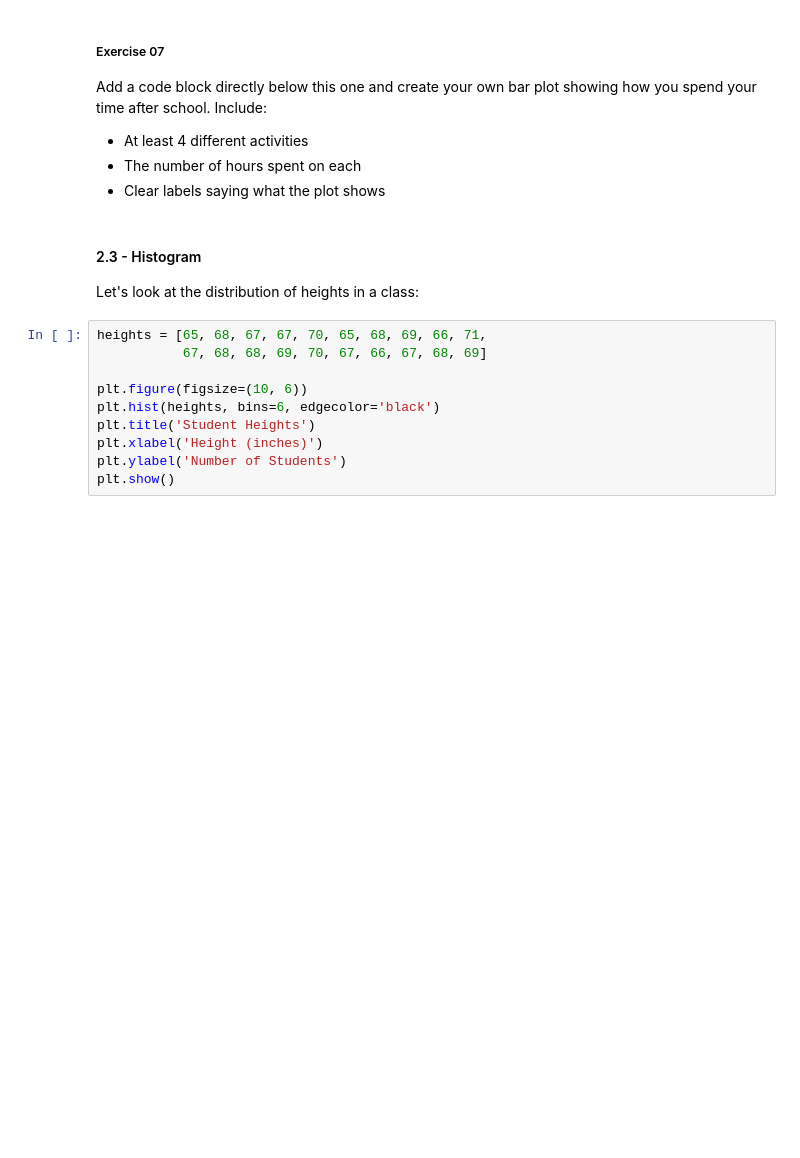
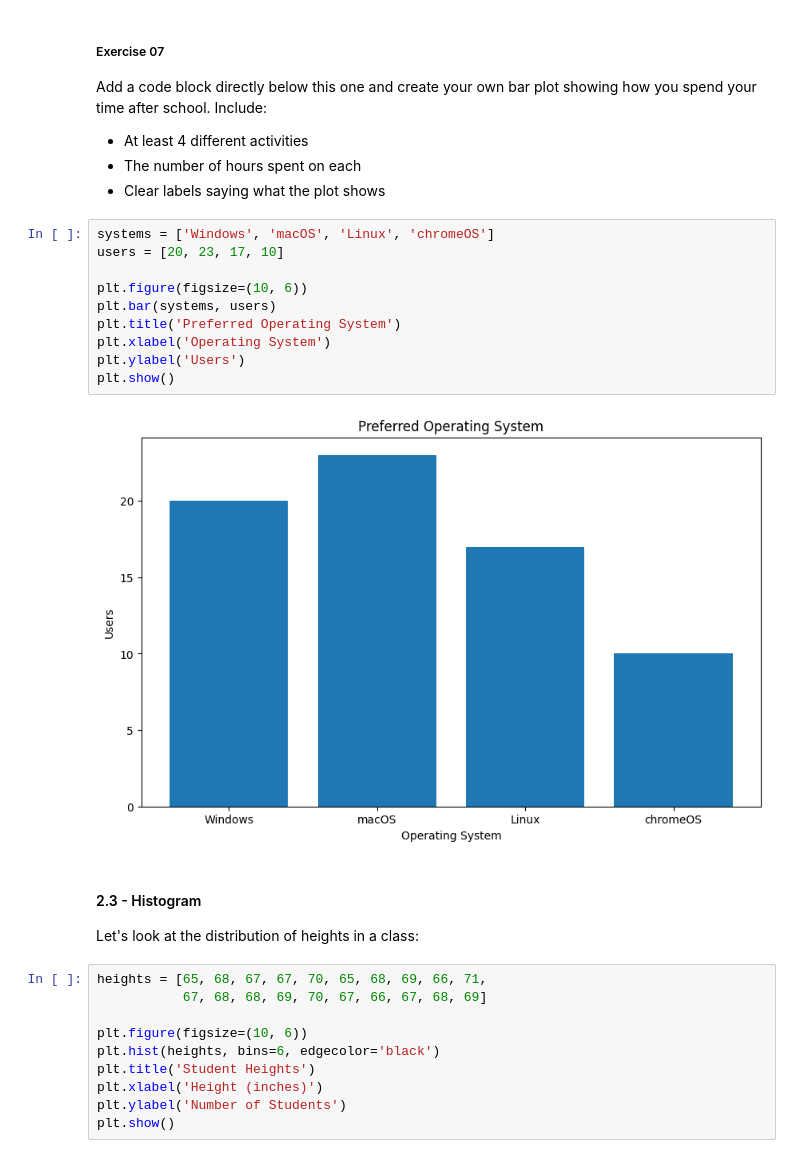
Before and after one commit to fc2078/unit-3-data-science, a Jupyter notebook: 00_intro.ipynb, the cells around one changed output. Drawn from its saved outputs; the diff is of its cells as text; blank space fills up the shorter version.

```diff
--- a/00_intro.ipynb
+++ b/00_intro.ipynb
@@ -357,6 +371,18 @@ Add a code block directly below this one and create your own bar plot showing ho
 - At least 4 different activities
 - The number of hours spent on each
 - Clear labels saying what the plot shows
+# %%
+systems = ['Windows', 'macOS', 'Linux', 'chromeOS']
+users = [20, 23, 17, 10]
+
+plt.figure(figsize=(10, 6))
+plt.bar(systems, users)
+plt.title('Preferred Operating System')
+plt.xlabel('Operating System')
+plt.ylabel('Users')
+plt.show()
+# %% [output]
+[figure, added]
 # %% [markdown]
 #### 2.3 - Histogram
 Let's look at the distribution of heights in a class:
```
Also changed, not shown: parts of 7 cells of this notebook, 2 other files.
